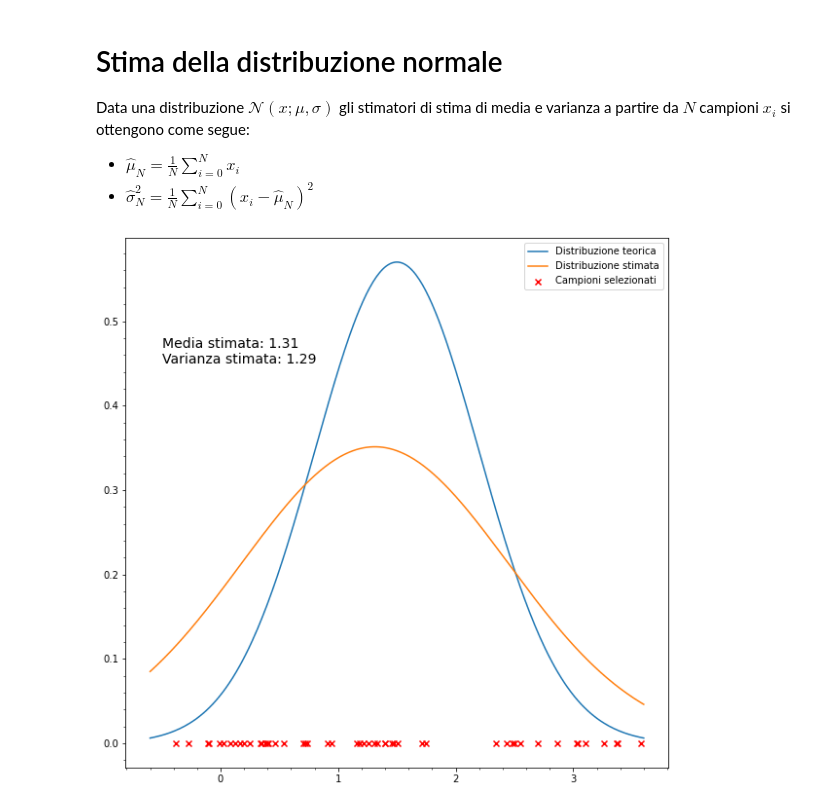
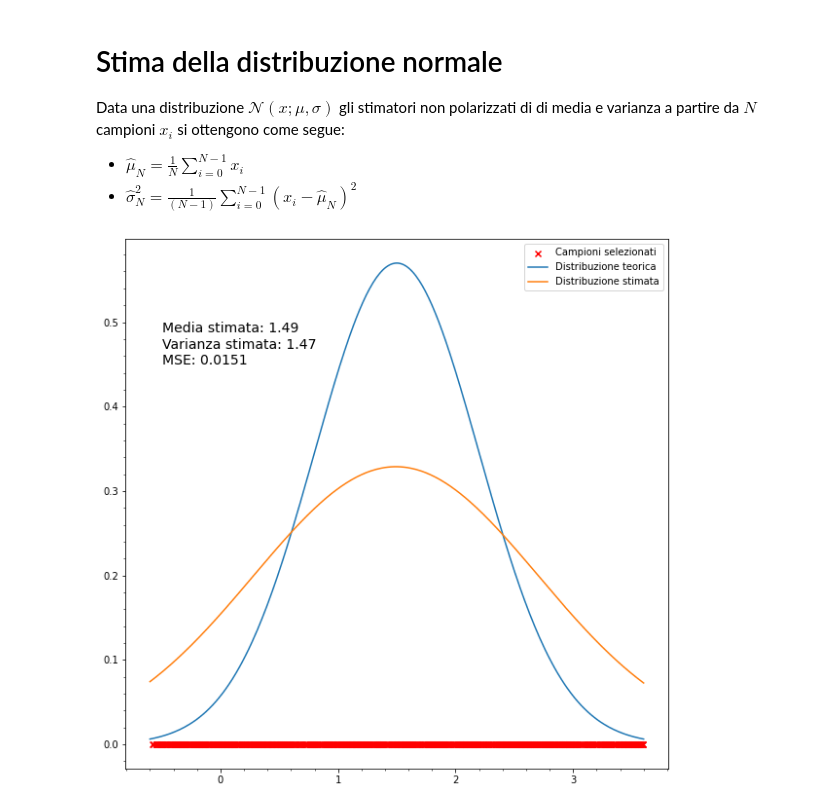
Before and after one commit to fredffsixty/Big-Data, a Jupyter notebook: Stimatori e campionamento.ipynb, the cells around one changed output. Cells and saved outputs as stored; diff of their text form; code cells hidden in the pictures.

```diff
--- a/Stimatori e campionamento.ipynb
+++ b/Stimatori e campionamento.ipynb
@@ -1,54 +1,52 @@
 # %% [markdown]
 # Stima della distribuzione normale
 
-Data una distribuzione $\mathcal{N}(x;\mu, \sigma)$ gli stimatori di stima di media e varianza a partire da $N$ campioni $x_i$ si ottengono come segue:
+Data una distribuzione $\mathcal{N}(x;\mu, \sigma)$ gli stimatori non polarizzati di di media e varianza a partire da $N$ campioni $x_i$ si ottengono come segue:
 
-- $\hat{\mu}_N=\frac{1}{N}\sum\limits_{i=0}^{N}x_i$
-- $\hat{\sigma}^2_N=\frac{1}{N}\sum\limits_{i=0}^{N}(x_i-\hat{\mu}_N)^2$
+- $\hat{\mu}_N=\frac{1}{N}\sum\limits_{i=0}^{N-1}x_i$
+- $\hat{\sigma}^2_N=\frac{1}{(N - 1)}\sum\limits_{i=0}^{N-1}(x_i-\hat{\mu}_N)^2$
 # %%
-%matplotlib inline
 # Si consideri la distribuzione normale N(x;1.5,0.7)
 import numpy as np
 from numpy.random import default_rng
 from scipy.stats import multivariate_normal
 import matplotlib.pyplot as plt
-import math
 
 rg = default_rng()
 
-num_data = 50
+num_data = 1000
 
 mu, sigma = 1.5, 0.7
 
 plt.figure(figsize=(10,10))
 
 plt.minorticks_on()
 
 # I dati sono campionati uniformemente nell'intervallo
 data = rg.uniform(mu - 3 * sigma, mu + 3 * sigma, num_data)
 
 # calcolo degli stimatori
 mu_hat = np.sum(data)/num_data
-sigma_hat = np.sum((data - mu_hat)**2)/num_data
+# sigma_hat = np.sum((data - mu_hat)**2)/num_data
 # stima non polarizzata della varianza
-# sigma_hat = np.sum((data - mu_hat)**2)/(num_data - 1)
+sigma_hat = np.sum((data - mu_hat)**2)/(num_data - 1)
 
 x = np.linspace(mu - 3 * sigma, mu + 3 * sigma, 300)
 
 y = multivariate_normal([mu],[sigma**2])
 y_hat = multivariate_normal([mu_hat],[sigma_hat])
 
 plt.scatter(data,np.zeros((num_data,)),marker='x',c='r',label='Campioni selezionati')
 plt.plot(x,y.pdf(x),label='Distribuzione teorica')
 plt.plot(x,y_hat.pdf(x),label='Distribuzione stimata')
 
-plt.text(-0.5,0.45,f'Media stimata: {mu_hat:4.2f}\nVarianza stimata: {sigma_hat:4.2f}',fontsize=14)
+plt.text(-0.5,0.45,f'Media stimata: {mu_hat:4.2f}\nVarianza stimata: {sigma_hat:4.2f}\nMSE: {np.sum((y.pdf(data)-y_hat.pdf(data))**2)/num_data:6.4f}',fontsize=14)
 
 plt.legend()
 
 plt.show()
 # %% [output]
-[figure, old version]
+[figure, new version]
 # %%
 plt.figure(figsize=(10,10))
 
```
Also changed, not shown: parts of 3 cells of this notebook, 2 other files.
